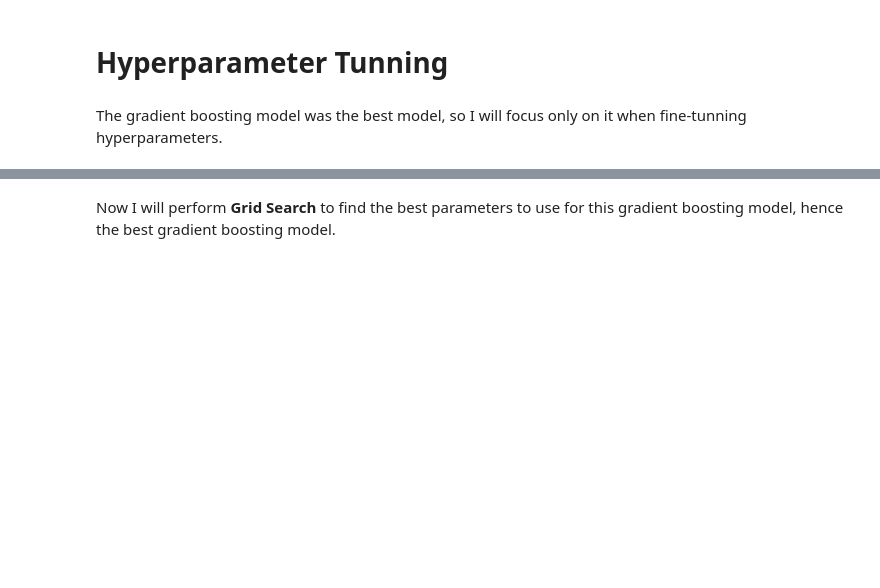
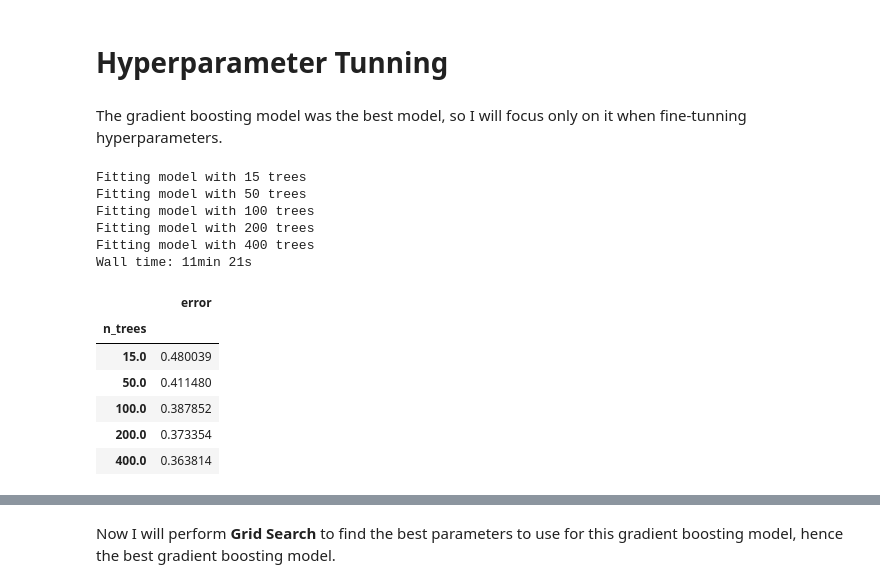
Before and after one commit to Brighton94/higgs-boson-machine-learning-project, a Jupyter notebook: atlas_higgs_challenge.ipynb, the cells around one changed output, grey strips where cells are left out. Saved outputs shown, nothing was run; the diff lists cells and outputs as text; code cells hidden in the pictures; blank space fills up the shorter version.

```diff
--- a/atlas_higgs_challenge.ipynb
+++ b/atlas_higgs_challenge.ipynb
@@ -603,16 +601,17 @@ from sklearn.neighbors import KNeighborsClassifier
 # %% [markdown]
 To determine the right value for K, I'll have to examine results for values of K from 1 to 40. I'll focus on the Log-loss metric.
 # %%
-max_k = 30
-error_rates = list() # log-loss
+# %%time
+# max_k = 40
+# error_rates = list() # log-loss
 
-for k in range(1, max_k):
+# for k in range(1, max_k):
 
-    knn = KNeighborsClassifier(n_neighbors=k, n_jobs=-1)
-    knn = knn.fit(X_train, y_train)
+#     knn = KNeighborsClassifier(n_neighbors=k, n_jobs=-1)
+#     knn = knn.fit(X_train, y_train)
 
-    proba_knn = knn.predict_proba(X_test)
-    error = round(log_loss(y_test, proba_knn), 4)
-    error_rates.append((k, error))
+#     proba_knn = knn.predict_proba(X_test)
+#     error = round(log_loss(y_test, proba_knn), 4)
+#     error_rates.append((k, error))
 
-error_results = pd.DataFrame(error_rates, columns=['K', 'Log loss'])
+# error_results = pd.DataFrame(error_rates, columns=['K', 'Log loss'])
@@ -649,5 +663,6 @@ ax = sns.heatmap(cm_knn, annot=True, fmt='d', cmap='Blues')
 ### 3. Tree-Based Model: Boosted Decision Tree
 # %%
 %%time
-gb = GradientBoostingClassifier(learning_rate=0.05, n_estimators=400, subsample=0.3, max_features = 5, random_state=42)
+gb = GradientBoostingClassifier(learning_rate=0.05, n_estimators=400, subsample=0.3, max_features = 5,
+                                min_samples_leaf=10, max_depth=30, random_state=42)
 gb.fit(X_train, y_train)
@@ -699,29 +764,44 @@ ax = sns.heatmap(cm_nn, annot=True, fmt='d', cmap='Blues')
 # %% [markdown]
 The gradient boosting model was the best model, so I will focus only on it when fine-tunning hyperparameters.
 # %%
+%%time
 error_list = list()
 
 # Iterate through various possibilities for number of trees
-tree_list = [50, 100, 200, 400, 600, 1000]
+tree_list = [15, 50, 100, 200, 400]
 for n_trees in tree_list:
 
     # Initialize the gradient boost classifier
     GBC = GradientBoostingClassifier(max_features = 5, n_estimators=n_trees, random_state=42)
 
     # Fit the model
     print(f'Fitting model with {n_trees} trees')
     GBC.fit(X_train, y_train)
     y_pred = GBC.predict_proba(X_test)
 
     # Get the error
     error = log_loss(y_test, y_pred)
 
     # Store it
     error_list.append(pd.Series({'n_trees': n_trees, 'error': error}))
 
 error_df = pd.concat(error_list, axis=1).T.set_index('n_trees')
 
 error_df
+# %% [output]
+Fitting model with 15 trees
+Fitting model with 50 trees
+Fitting model with 100 trees
+Fitting model with 200 trees
+Fitting model with 400 trees
+Wall time: 11min 21s
+|  | error |
+| n_trees |  |
+| 15.0 | 0.480039 |
+| 50.0 | 0.411480 |
+| 100.0 | 0.387852 |
+| 200.0 | 0.373354 |
+| 400.0 | 0.363814 |
 # %%
 sns.set_context('talk')
 sns.set_style('white')
```
Also changed, not shown: parts of 33 cells of this notebook.
